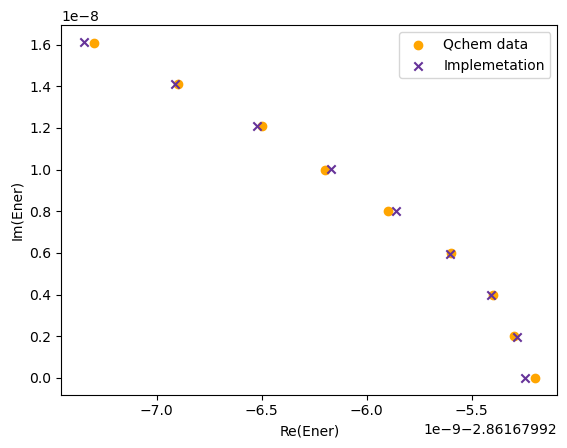
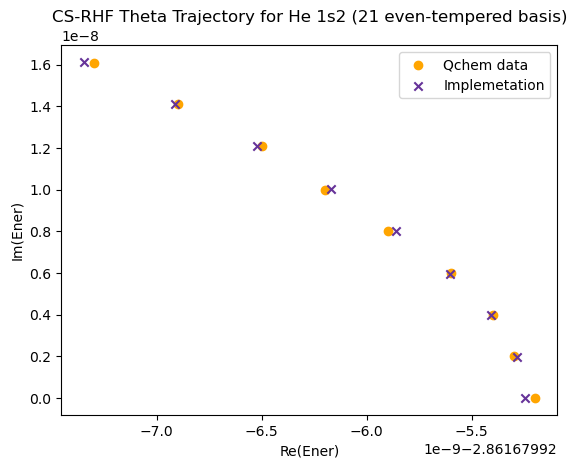
Code edit (unified diff) that turned the first committed figure into the second:
--- before
+++ after
@@ -7,4 +7,5 @@
     marker="x",
 )
+plt.title("CS-RHF Theta Trajectory for He 1s2 (21 even-tempered basis)")
 plt.legend()
 plt.xlabel("Re(Ener)")

Commit: Added results and documented implementation, issues and future.